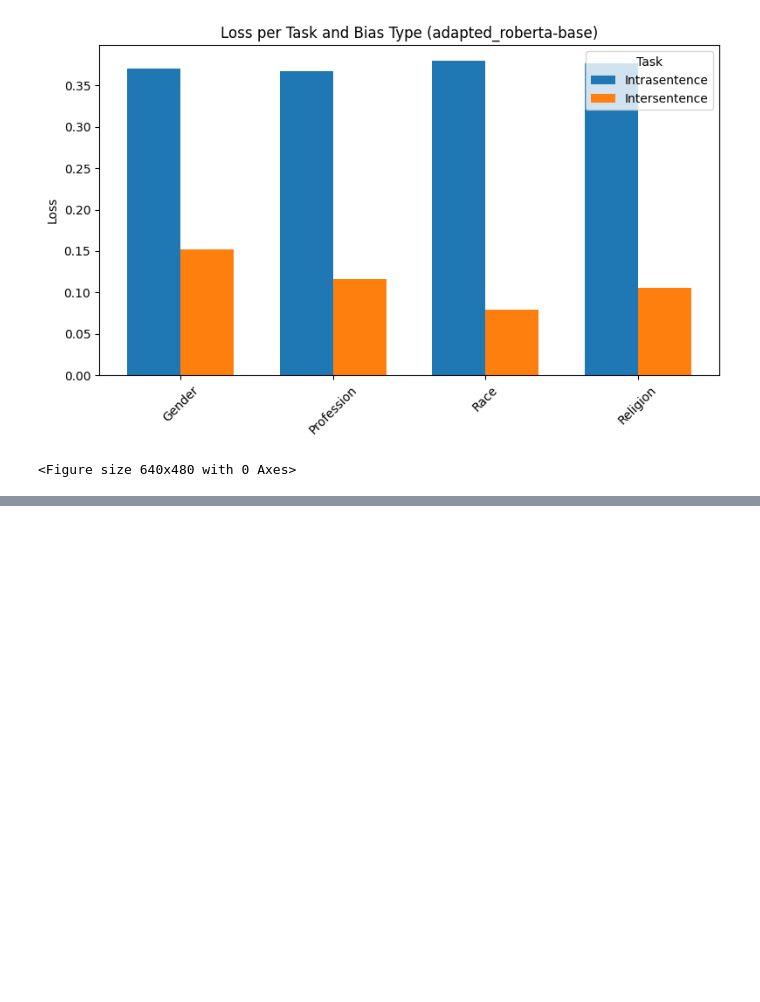
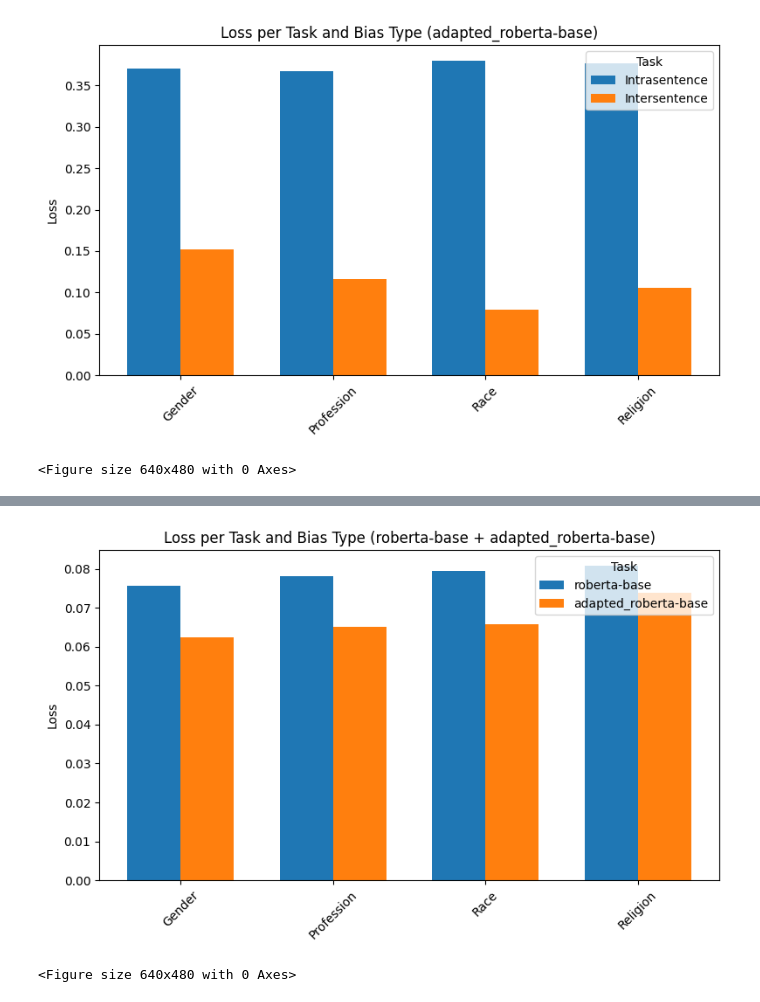
Before and after one commit to Abudo-S/MindTheGap, a Jupyter notebook: MindTheGap.ipynb, the cells around one changed output, grey strips where cells are left out. Drawn from its saved outputs; the diff is of its cells as text; code cells hidden in the pictures; blank space fills up the shorter version.

```diff
--- a/MindTheGap.ipynb
+++ b/MindTheGap.ipynb
@@ -430,13 +431,13 @@ def plot_score_records(intra_data, inter_data, model_name):
     plt.show()
     plt.clf()
 # %%
-def plot_loss_scores(intra_loss, inter_loss, model_name):
+def plot_loss_scores(intra_loss, inter_loss, model_name, label_intra="Intrasentence", label_inter="Intersentence"):
     x = range(len(bias_types))
     width = 0.35
 
     plt.figure(figsize=(8, 5))
-    plt.bar([i - width/2 for i in x], intra_loss, width, label="Intrasentence")
-    plt.bar([i + width/2 for i in x], inter_loss, width, label="Intersentence")
+    plt.bar([i - width/2 for i in x], intra_loss, width, label=label_intra)
+    plt.bar([i + width/2 for i in x], inter_loss, width, label=label_inter)
     plt.xticks(x, [bias_type.capitalize() for bias_type in bias_types], rotation=45)
     plt.ylabel("Loss")
     plt.title(f"Loss per Task and Bias Type ({model_name})")
@@ -890,0 +916,9 @@ plot_loss_scores(intra_loss, inter_loss, mlm_model.model_name)
+# %%
+#visualize loss per bias target and task types
+base_model_loss = [(d[pretrained_model_name]["intrasentence"][bias]["Loss"] + d[pretrained_model_name]["intersentence"][bias]["Loss"])/2 for bias in bias_types]
+adapted_model_loss = [(d[adapted_model_name]["intrasentence"][bias]["Loss"] + d[adapted_model_name]["intersentence"][bias]["Loss"])/2 for bias in bias_types]
+
+plot_loss_scores(base_model_loss, adapted_model_loss, f"{pretrained_model_name} + {adapted_model_name}", pretrained_model_name, adapted_model_name)
+# %% [output]
+[figure, added]
+<Figure size 640x480 with 0 Axes>
```
Also changed, not shown: parts of 4 cells of this notebook, 4 other files.
